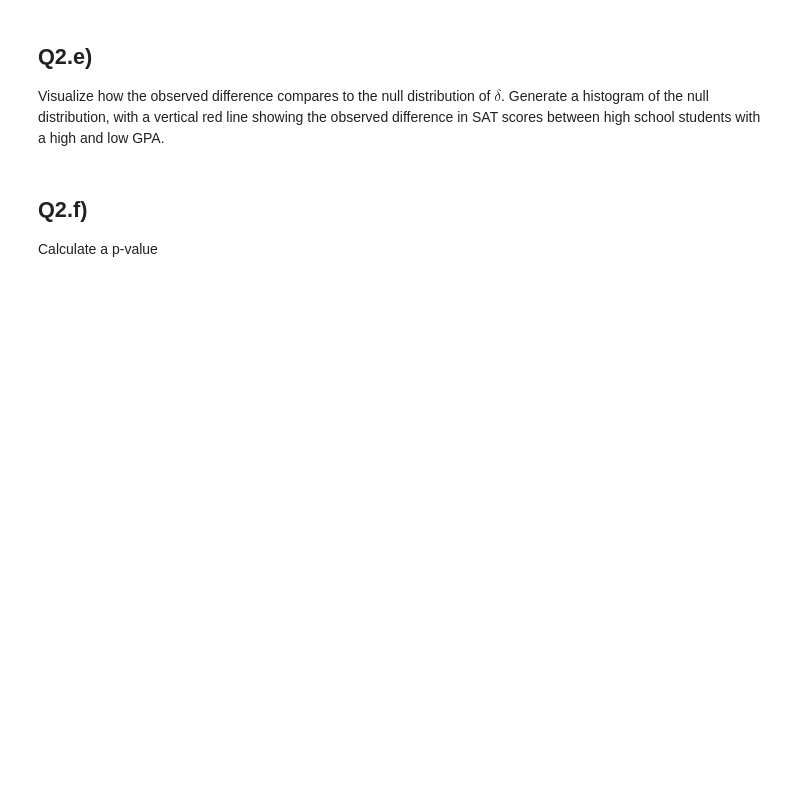
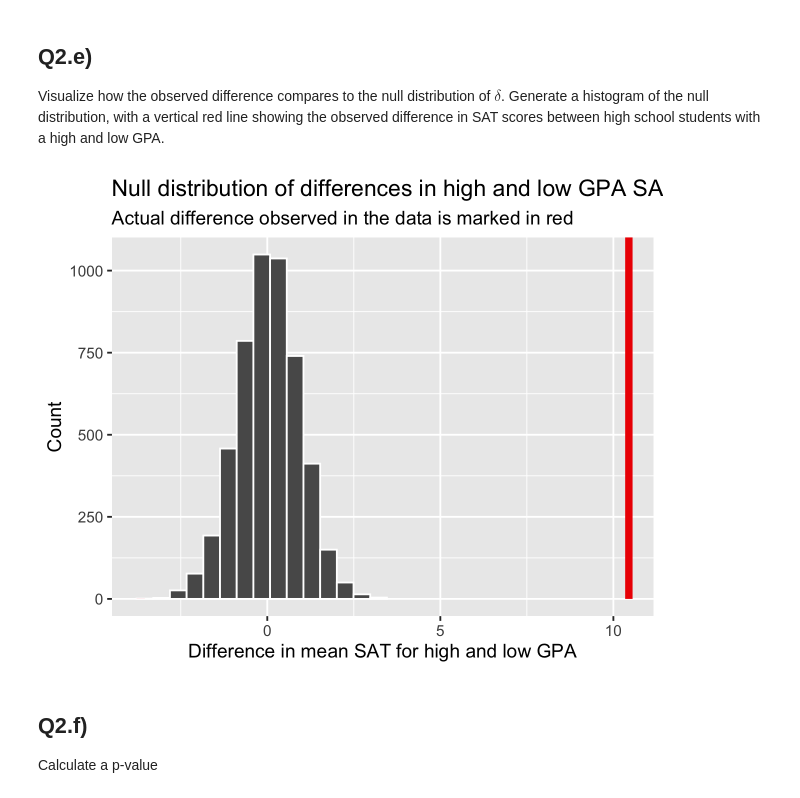
Before and after one commit to evandevine1/a08, a Jupyter notebook: assignment9.ipynb, the cells around one changed output. Saved outputs shown, nothing was run; the diff lists cells and outputs as text; code cells hidden in the pictures; blank space fills up the shorter version.

```diff
--- a/assignment9.ipynb
+++ b/assignment9.ipynb
@@ -288,4 +342,8 @@ the low and high GPA high-school students.
 # %%
 # you finish this code....
 
-# obs_diff_sat_hs_gpa <- sat_gpa %>%
+obs_diff_sat_hs_gpa <- sat_gpa %>%
+    specify(sat_total ~ gpa_hs) %>%
+    calculate(stat = "diff in means", order = c("high", "low"))
+
+obs_diff_sat_hs_gpa
@@ -298,4 +361,9 @@ in SAT scores between high school students with low and high GPAs.
 # %%
 # you finish this code....
 
-# sat_in_null_world <- sat_gpa
+sat_in_null_world <- sat_gpa %>%
+    specify(sat_total ~ gpa_hs) %>%
+    hypothesize(null = "independence") %>%
+    generate(reps = 5000, type = 'permute')
+
+sat_in_null_world |> head()
@@ -309,4 +387,7 @@ you chose above…i.e. `order = c("low", "high")` or
 # %%
 # you finish this code....
 
-# sat_diff_under_null <-
+sat_diff_under_null <- sat_in_null_world %>%
+    calculate(stat = "diff in means", order = c("high", "low"))
+
+sat_diff_under_null |> head()
@@ -320,7 +411,14 @@ high school students with a high and low GPA.
 # %%
 # you finish this code....
 
-# sat_diff_under_null %>%
+sat_diff_under_null %>% visualize() +
+    shade_p_value(obs_stat = obs_diff_sat_hs_gpa, direction = "both") +
+        labs(x = "Difference in mean SAT for high and low GPA", y = "Count",
+        title = "Null distribution of differences in high and low GPA SATs",
+        subtitle = "Actual difference observed in the data is marked in red"
+        )
+# %% [output]
+[figure, added]
 # %% [markdown]
 ## Q2.f)
 
```
Also changed, not shown: parts of 26 cells of this notebook.
